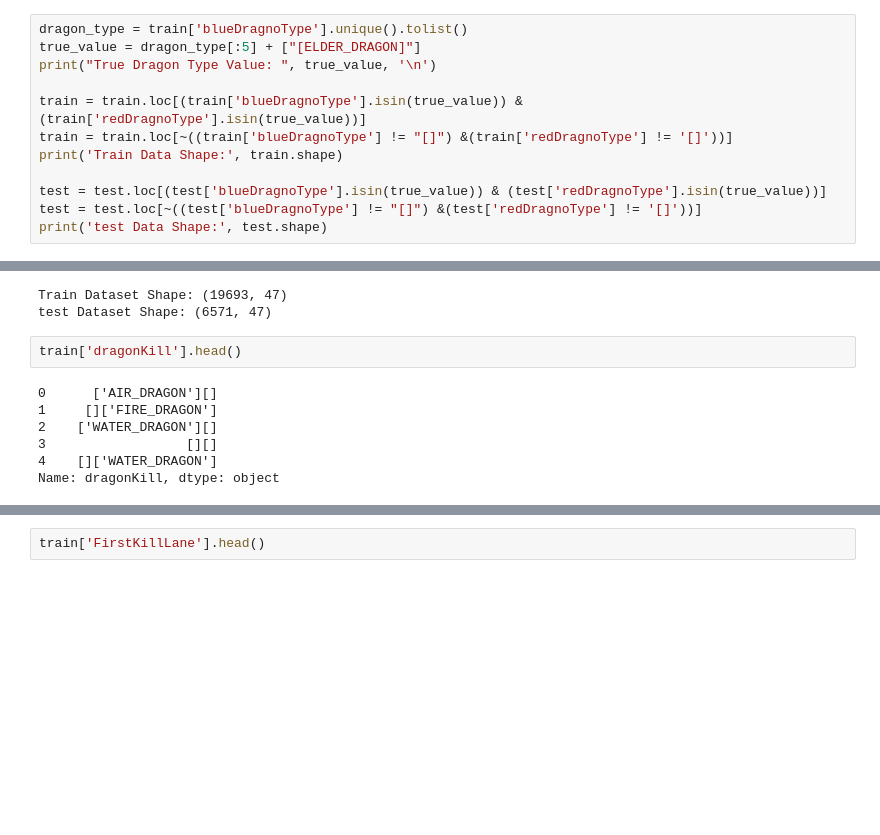
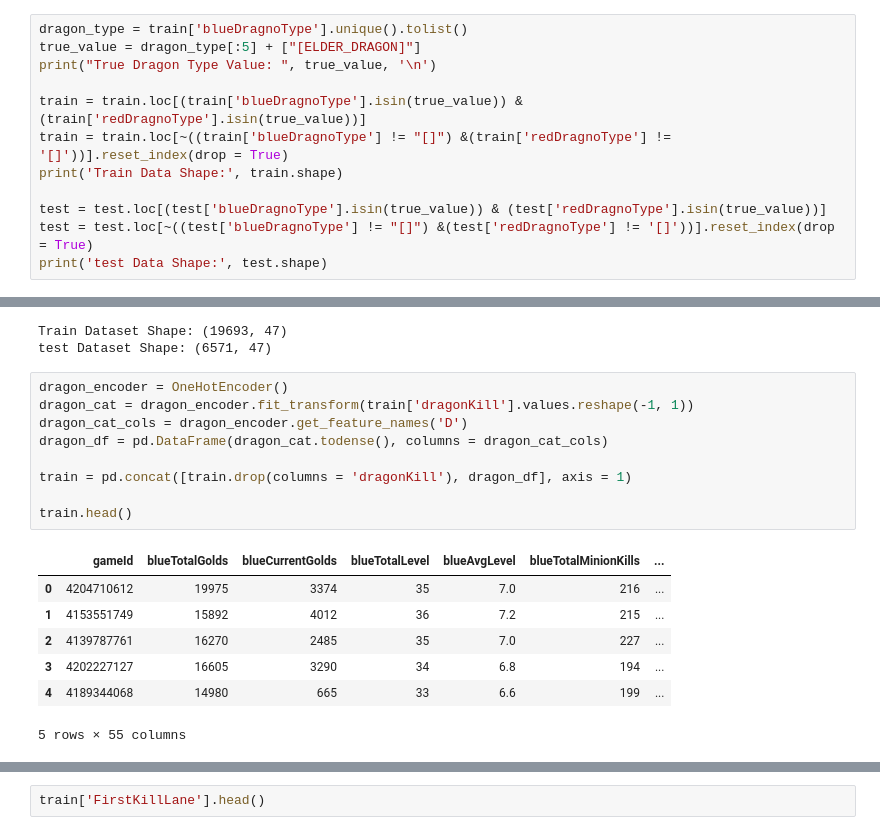
Before and after one commit to SSANGMAN/LoL, a Jupyter notebook: ipynb/Preprocess.ipynb, the cells around one changed output, grey strips where cells are left out. Cells and saved outputs as stored; diff of their text form; blank space fills up the shorter version.

```diff
--- a/ipynb/Preprocess.ipynb
+++ b/ipynb/Preprocess.ipynb
@@ -106,11 +108,11 @@ true_value = dragon_type[:5] + ["[ELDER_DRAGON]"]
 print("True Dragon Type Value: ", true_value, '\n')
 
 train = train.loc[(train['blueDragnoType'].isin(true_value)) & (train['redDragnoType'].isin(true_value))]
-train = train.loc[~((train['blueDragnoType'] != "[]") &(train['redDragnoType'] != '[]'))]
+train = train.loc[~((train['blueDragnoType'] != "[]") &(train['redDragnoType'] != '[]'))].reset_index(drop = True)
 print('Train Data Shape:', train.shape)
 
 test = test.loc[(test['blueDragnoType'].isin(true_value)) & (test['redDragnoType'].isin(true_value))]
-test = test.loc[~((test['blueDragnoType'] != "[]") &(test['redDragnoType'] != '[]'))]
+test = test.loc[~((test['blueDragnoType'] != "[]") &(test['redDragnoType'] != '[]'))].reset_index(drop = True)
 print('test Data Shape:', test.shape)
 # %% [output]
 True Dragon Type Value:  ["['AIR_DRAGON']", '[]', "['WATER_DRAGON']", "['FIRE_DRAGON']", "['EARTH_DRAGON']", '[ELDER_DRAGON]']
@@ -158,12 +160,20 @@ print('test Dataset Shape:', test.shape)
 # %% [output]
 Train Dataset Shape: (19693, 47)
 test Dataset Shape: (6571, 47)
-# %%
-train['dragonKill'].head()
-# %% [output]
-0      ['AIR_DRAGON'][]
-1     []['FIRE_DRAGON']
-2    ['WATER_DRAGON'][]
-3                  [][]
-4    []['WATER_DRAGON']
-Name: dragonKill, dtype: object
+# %%
+dragon_encoder = OneHotEncoder()
+dragon_cat = dragon_encoder.fit_transform(train['dragonKill'].values.reshape(-1, 1))
+dragon_cat_cols = dragon_encoder.get_feature_names('D')
+dragon_df = pd.DataFrame(dragon_cat.todense(), columns = dragon_cat_cols)
+
+train = pd.concat([train.drop(columns = 'dragonKill'), dragon_df], axis = 1)
+
+train.head()
+# %% [output]
+|  | gameId | blueTotalGolds | blueCurrentGolds | blueTotalLevel | blueAvgLevel | blueTotalMinionKills | ... |
+| 0 | 4204710612 | 19975 | 3374 | 35 | 7.0 | 216 | ... |
+| 1 | 4153551749 | 15892 | 4012 | 36 | 7.2 | 215 | ... |
+| 2 | 4139787761 | 16270 | 2485 | 35 | 7.0 | 227 | ... |
+| 3 | 4202227127 | 16605 | 3290 | 34 | 6.8 | 194 | ... |
+| 4 | 4189344068 | 14980 | 665 | 33 | 6.6 | 199 | ... |
+5 rows × 55 columns
```
Also changed, not shown: parts of 12 cells of this notebook, 1 other file.
